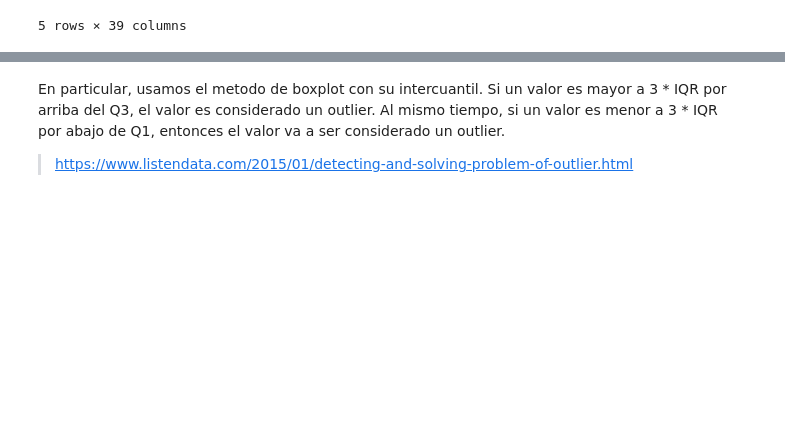
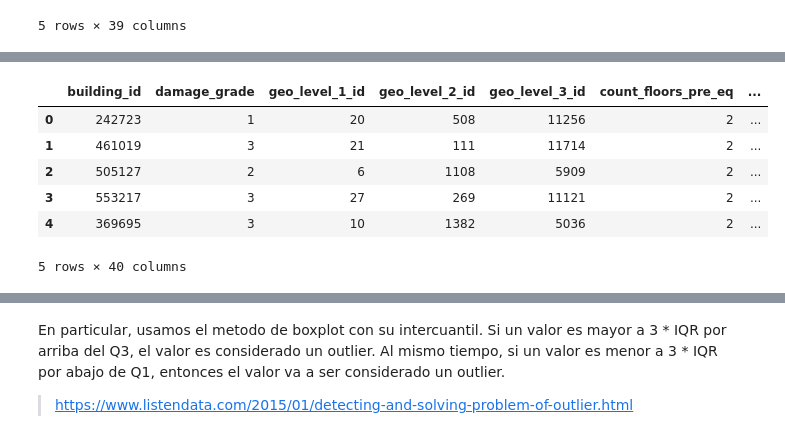
Before and after one commit to FacuMastri/richters-predictor-earthquake, a Jupyter notebook: tp2/limpieza-de-datos.ipynb, the cells around one changed output, grey strips where cells are left out. Drawn from its saved outputs; the diff is of its cells as text; code cells hidden in the pictures; blank space fills up the shorter version.

```diff
--- a/tp2/limpieza-de-datos.ipynb
+++ b/tp2/limpieza-de-datos.ipynb
@@ -59,0 +104,12 @@ train_test.head()
+# %%
+posibles_duplicados = posibles_duplicados.reset_index()
+# %%
+posibles_duplicados.head()
+# %% [output]
+|  | building_id | damage_grade | geo_level_1_id | geo_level_2_id | geo_level_3_id | count_floors_pre_eq | ... |
+| 0 | 242723 | 1 | 20 | 508 | 11256 | 2 | ... |
+| 1 | 461019 | 3 | 21 | 111 | 11714 | 2 | ... |
+| 2 | 505127 | 2 | 6 | 1108 | 5909 | 2 | ... |
+| 3 | 553217 | 3 | 27 | 269 | 11121 | 2 | ... |
+| 4 | 369695 | 3 | 10 | 1382 | 5036 | 2 | ... |
+5 rows × 40 columns
```
Also changed, not shown: parts of 40 cells of this notebook.
